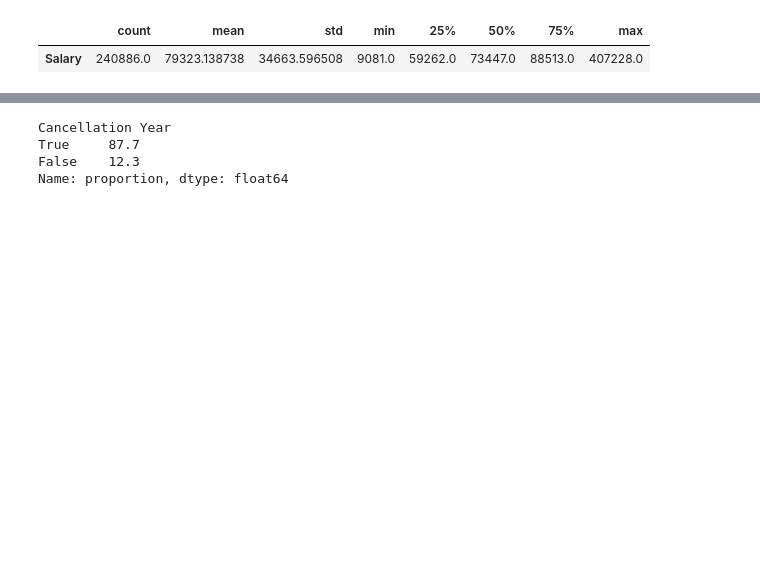
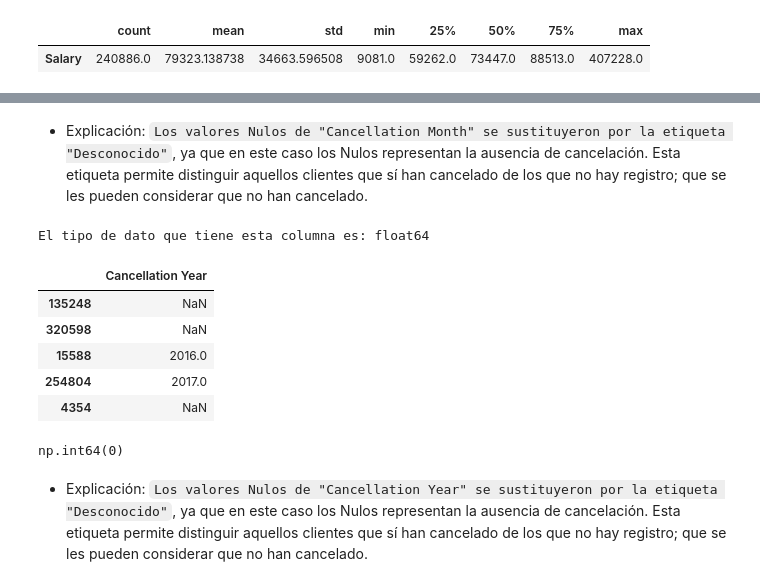
Before and after one commit to Adalab/bda-modulo-3-evaluacion-final-AMA00-98, a Jupyter notebook: fase_1_exploracion_y_limpieza.ipynb, the cells around one changed output, grey strips where cells are left out. Drawn from its saved outputs; the diff is of its cells as text; code cells hidden in the pictures; blank space fills up the shorter version.

```diff
--- a/fase_1_exploracion_y_limpieza.ipynb
+++ b/fase_1_exploracion_y_limpieza.ipynb
@@ -414,0 +415,2 @@ Name: proportion, dtype: float64
+# %%
+df_combinado["Cancellation Month"] = df_combinado["Cancellation Month"].fillna("Desconocido") # Etiquetamos los valores NaN para que no haya Nulos
@@ -415,7 +421,16 @@ Name: proportion, dtype: float64
+# %% [markdown]
+- Explicación: `Los valores Nulos de "Cancellation Month" se sustituyeron por la etiqueta "Desconocido"`, ya que en este caso los Nulos representan la ausencia de cancelación. Esta etiqueta permite distinguir aquellos clientes que sí han cancelado de los que no hay registro; que se les pueden considerar que no han cancelado.
 # %%
 # COLUMNA: "Cancellation Year" --> 87.73% NaN
+
+print(f"El tipo de dato que tiene esta columna es: {df_combinado["Cancellation Year"].dtype}")
+
+df_combinado[["Cancellation Year"]].sample(5)
 # %% [output]
-Cancellation Year
-True     87.7
-False    12.3
-Name: proportion, dtype: float64
+El tipo de dato que tiene esta columna es: float64
+|  | Cancellation Year |
+| 135248 | NaN |
+| 320598 | NaN |
+| 15588 | 2016.0 |
+| 254804 | 2017.0 |
+| 4354 | NaN |
@@ -421,0 +439,6 @@ Name: proportion, dtype: float64
+# %%
+df_combinado["Cancellation Year"].isna().sum() # Comprobamos los valores Nulos ahora = 0
+# %% [output]
+np.int64(0)
+# %% [markdown]
+- Explicación: `Los valores Nulos de "Cancellation Year" se sustituyeron por la etiqueta "Desconocido"`, ya que en este caso los Nulos representan la ausencia de cancelación. Esta etiqueta permite distinguir aquellos clientes que sí han cancelado de los que no hay registro; que se les pueden considerar que no han cancelado.
```
Also changed, not shown: parts of 16 cells of this notebook, 2 other files.
